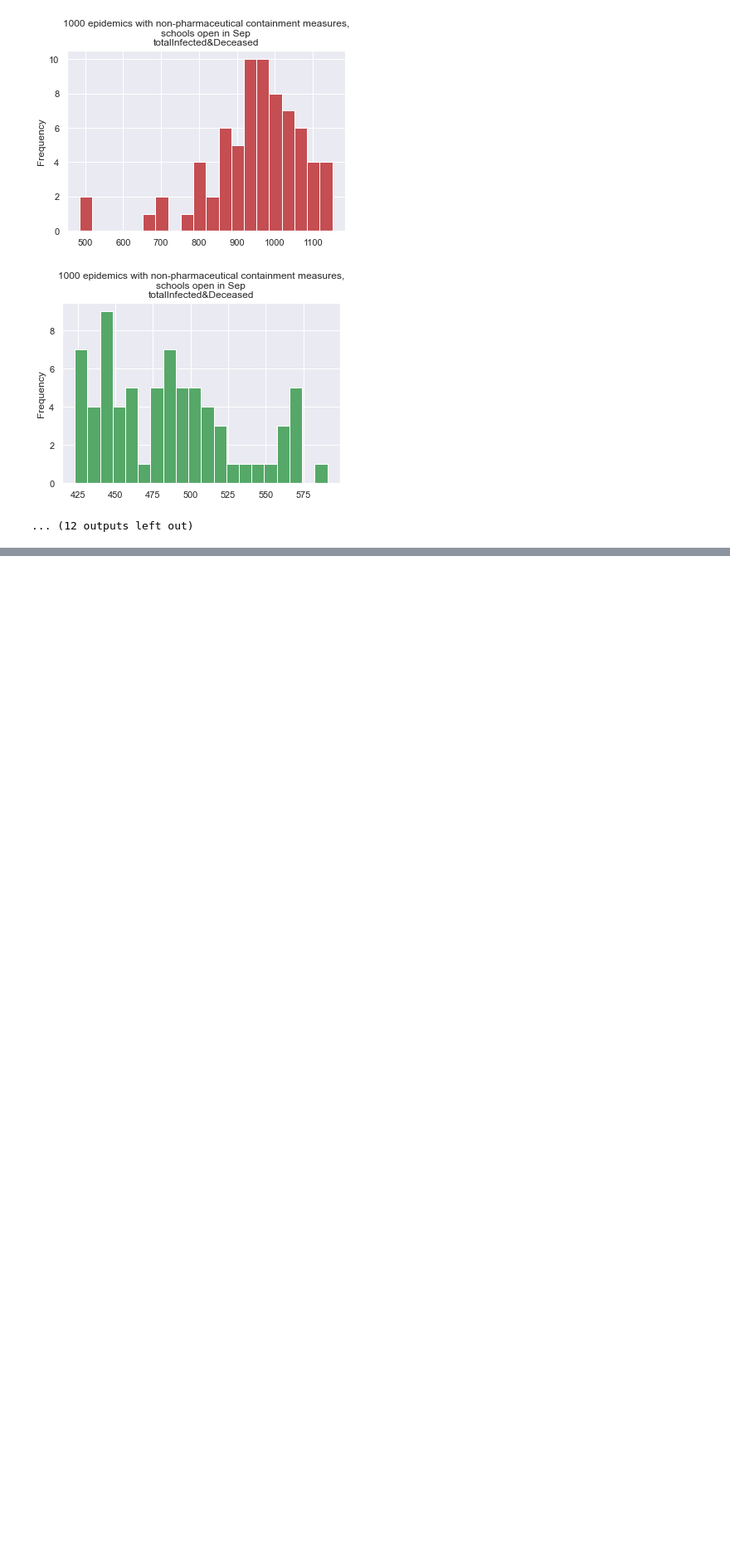
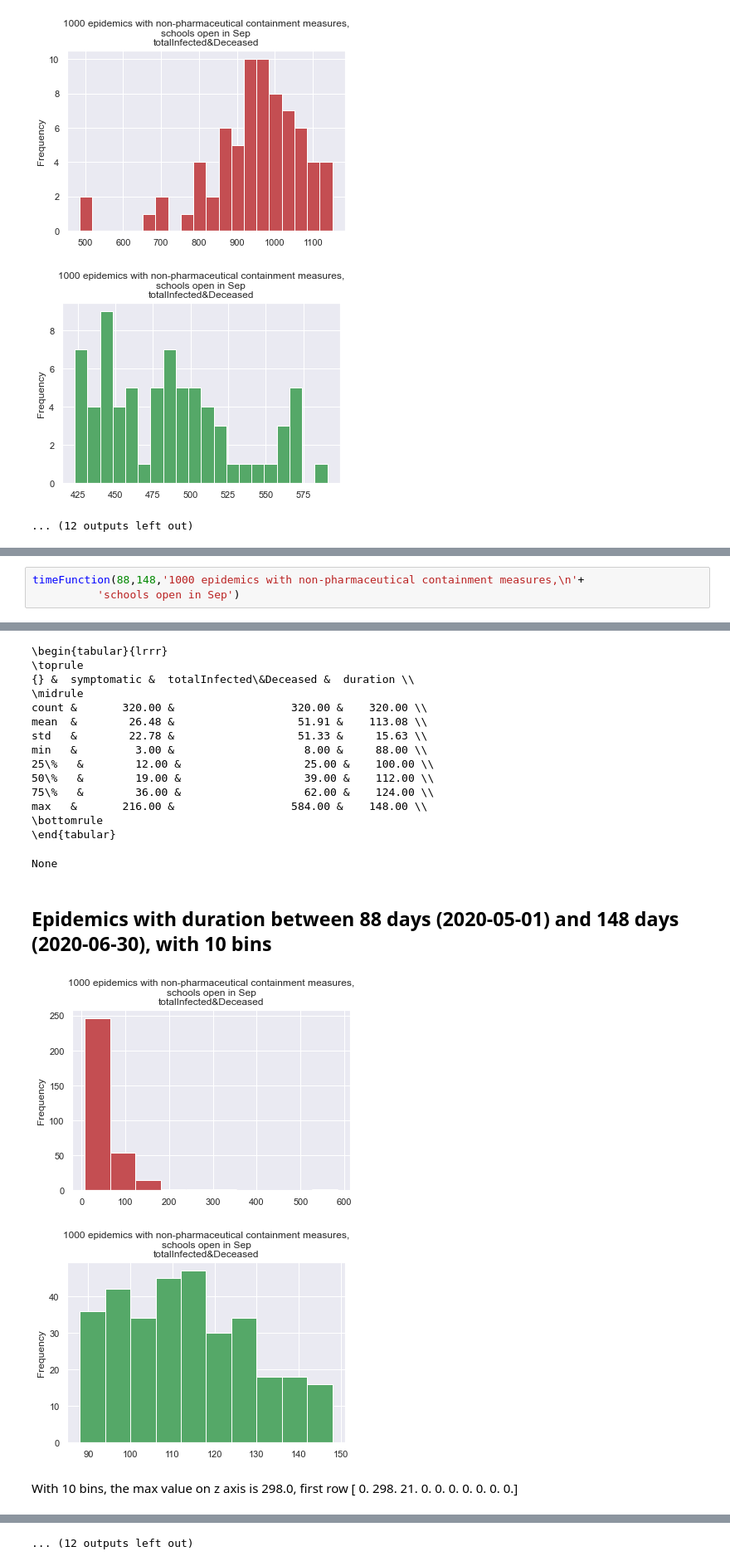
Before and after one commit to terna/readSIsaR_BatchResults, a Jupyter notebook: readRunResults1kStableSeeds_basicControl_schoolOpenSept_plusHMlog.ipynb, the cells around one changed output, grey strips where cells are left out. Shown at 83% size. Cells and saved outputs as stored; diff of their text form; blank space fills up the shorter version.

```diff
--- a/readRunResults1kStableSeeds_basicControl_schoolOpenSept_plusHMlog.ipynb
+++ b/readRunResults1kStableSeeds_basicControl_schoolOpenSept_plusHMlog.ipynb
@@ -365,0 +406,4 @@ With 10 bins, the max value on z axis is 30.0, first row [0. 0. 0. 0. 0. 0. 0. 0
+# %%
+timeFunction(88,148,'1000 epidemics with non-pharmaceutical containment measures,\n'+
+          'schools open in Sep')
+# %% [output]
@@ -365,0 +420,19 @@ With 10 bins, the max value on z axis is 30.0, first row [0. 0. 0. 0. 0. 0. 0. 0
+\begin{tabular}{lrrr}
+\toprule
+{} &  symptomatic &  totalInfected\&Deceased &  duration \\
+\midrule
+count &       320.00 &                  320.00 &    320.00 \\
+mean  &        26.48 &                   51.91 &    113.08 \\
+std   &        22.78 &                   51.33 &     15.63 \\
+min   &         3.00 &                    8.00 &     88.00 \\
+25\%   &        12.00 &                   25.00 &    100.00 \\
+50\%   &        19.00 &                   39.00 &    112.00 \\
+75\%   &        36.00 &                   62.00 &    124.00 \\
+max   &       216.00 &                  584.00 &    148.00 \\
+\bottomrule
+\end{tabular}
+None
+## Epidemics with duration between 88 days (2020-05-01) and 148 days (2020-06-30), with 10 bins
+[figure, added]
+[figure, added]
+With 10 bins, the max value on z axis is 298.0, first row [  0. 298.  21.   0.   0.   0.   0.   0.   0.   0.]
@@ -365,0 +443 @@ With 10 bins, the max value on z axis is 30.0, first row [0. 0. 0. 0. 0. 0. 0. 0
+... (12 outputs left out)
```
Also changed, not shown: parts of 4 cells of this notebook, 5 other files.
